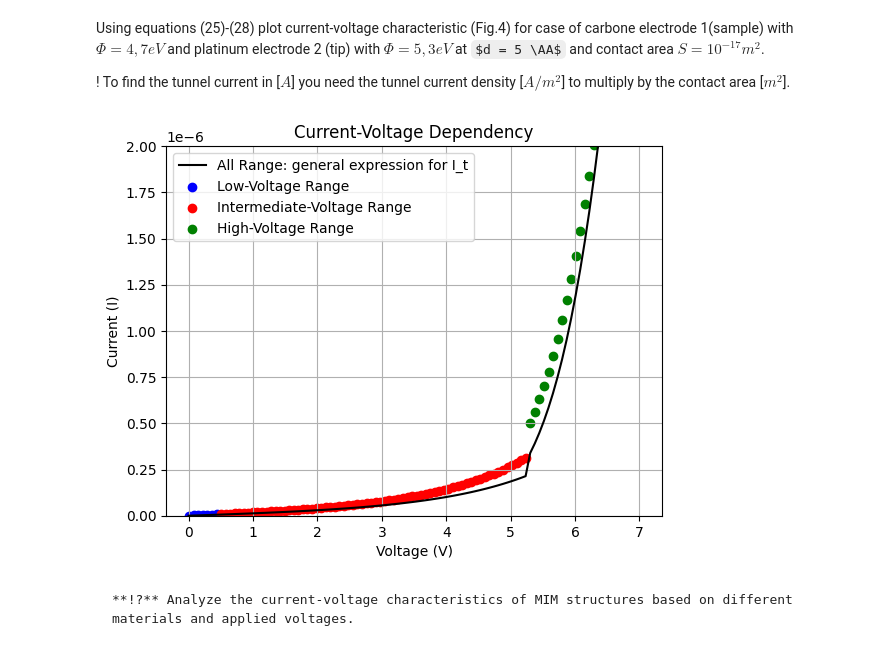
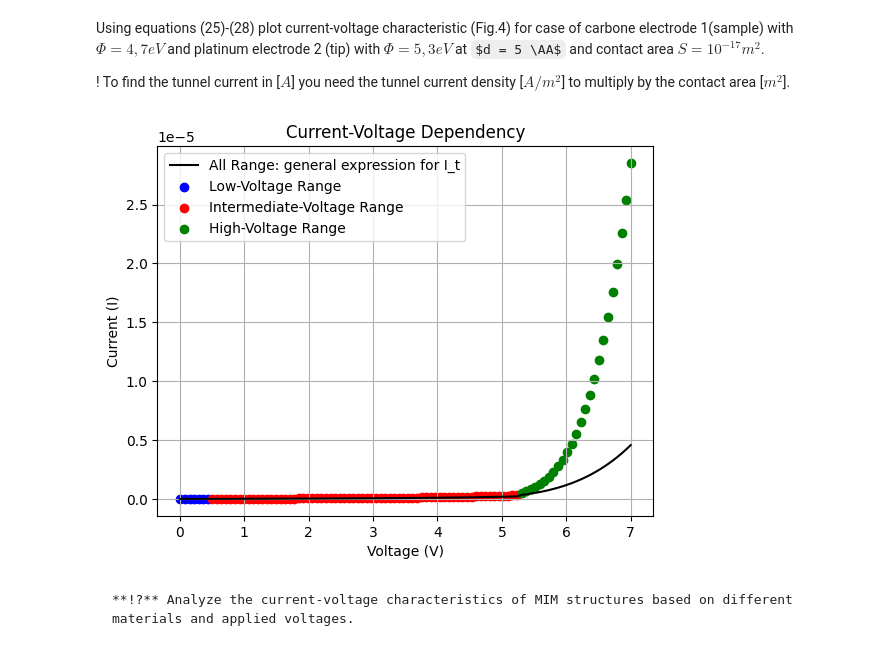
Before and after one commit to MariyaSV78/notebook_STM, a Jupyter notebook: STM/STM.ipynb, the cells around one changed output. Saved outputs shown, nothing was run; the diff lists cells and outputs as text; code cells hidden in the pictures; some formulas as TeX source.

```diff
--- a/STM/STM.ipynb
+++ b/STM/STM.ipynb
@@ -570,7 +569,6 @@ Using equations (25)-(28) plot current-voltage characteristic (Fig.4) for case o
         V -  applied voltage in V
 """
 
-d = 5e-10
 
 V = np.linspace(0.01, 7, 100)
 delta = np.zeros_like(V)
@@ -600,12 +598,10 @@ beta[cond3] = 23/24
 # Low-Voltage Range : phi >> eV
 
 A1 = (2 * beta * np.sqrt(2*m)) / hbar #eq.19
-
+actualement
 J_L1 = ((e**2) * np.sqrt(2*m)) / (beta * (2*np.pi*hbar)**2) #eq.22
-J_1 = J_L1  * (V * np.sqrt(phi) / d) * np.exp(-A1 * d *np.sqrt(phi))  #eq.21
+J_1 = J_L1  * (V * np.sqrt(phi) / delta) * np.exp(-A1 * delta *np.sqrt(phi))  #eq.21
 J_1[~cond1] = np.nan
-
-# print(f"J_L = {J_L1 *np.sqrt(phi) * V}")
 
 
 # Intermediate-Voltage Range : eV < phi
@@ -613,50 +609,50 @@ A2 = (2 * beta * np.sqrt(2*m)) / hbar #eq.19
 
 J_L2 = e / (2*np.pi*h) #eq.
 
-J_2 = (J_L2/d**2) * ((phi_s - e*V/2) * np.exp(-A2 * d * np.sqrt(phi_s - e*V/2)) -
-              (phi_s + e*V/2) * np.exp(-A2 * d * np.sqrt(phi_s + e*V/2))) #eq.23
+J_2 = (J_L2/delta**2) * ((phi_s - e*V/2) * np.exp(-A2 * delta * np.sqrt(phi_s - e*V/2)) -
+              (phi_s + e*V/2) * np.exp(-A2 * delta * np.sqrt(phi_s + e*V/2))) #eq.23
 J_2[V < 0.5] = np.nan
 J_2[cond3] = np.nan
 
 
 # High-Voltage Range: eV > phi_t
 
-F = V/d
+F = V/delta
 A3 = 2 * beta * phi_s**(3/2) * np.sqrt(m)/(e*F*hbar)
 J_L3 = e**3 * (F/beta)**2 / (8*np.pi*h*phi_s)
 
 J_3 = J_L3 * (np.exp(-A3)
     - (1 + (2*e*V)/phi_s)*np.exp(-A3 * np.sqrt(1 + (2 * e * V) / phi_s))) #eq.24
 
 J_3[cond1] = np.nan
 J_3[cond2] = np.nan
 
 
 S = 1e-17
-
+# S = 2 * np.pi * (5e-10)**2
 
 # Plot each interval's I(V) dependency
 plt.plot(V0, J * S, label="All Range: general expression for I_t", color='black')
 
 plt.scatter(V, J_1 * S, label="Low-Voltage Range", color='blue')
 plt.scatter(V, J_2 * S, label="Intermediate-Voltage Range", color='red')
 plt.scatter(V, J_3 * S, label="High-Voltage Range", color='green')
 # plt.plot(V4, J_4, label="High-Voltage Range (if eV > phi + mu)", color='orange')
 
 # Add labels and legend
 plt.xlabel('Voltage (V)')
 plt.ylabel('Current (I)')
 plt.title('Current-Voltage Dependency')
 plt.legend()
-plt.ylim([0,2e-6])
+# plt.ylim([0,2e-6])
 
 # Show the plot
 plt.grid(True)
 plt.show()
 
 # print (-A1 * d *np.sqrt(phi) )
 # %% [output]
-[figure, old version]
+[figure, new version]
 # %% [markdown]
     **!?** Analyze the current-voltage characteristics of MIM structures based on different materials and applied voltages.
 # %% [markdown]
```
Also changed, not shown: parts of 3 cells of this notebook.
